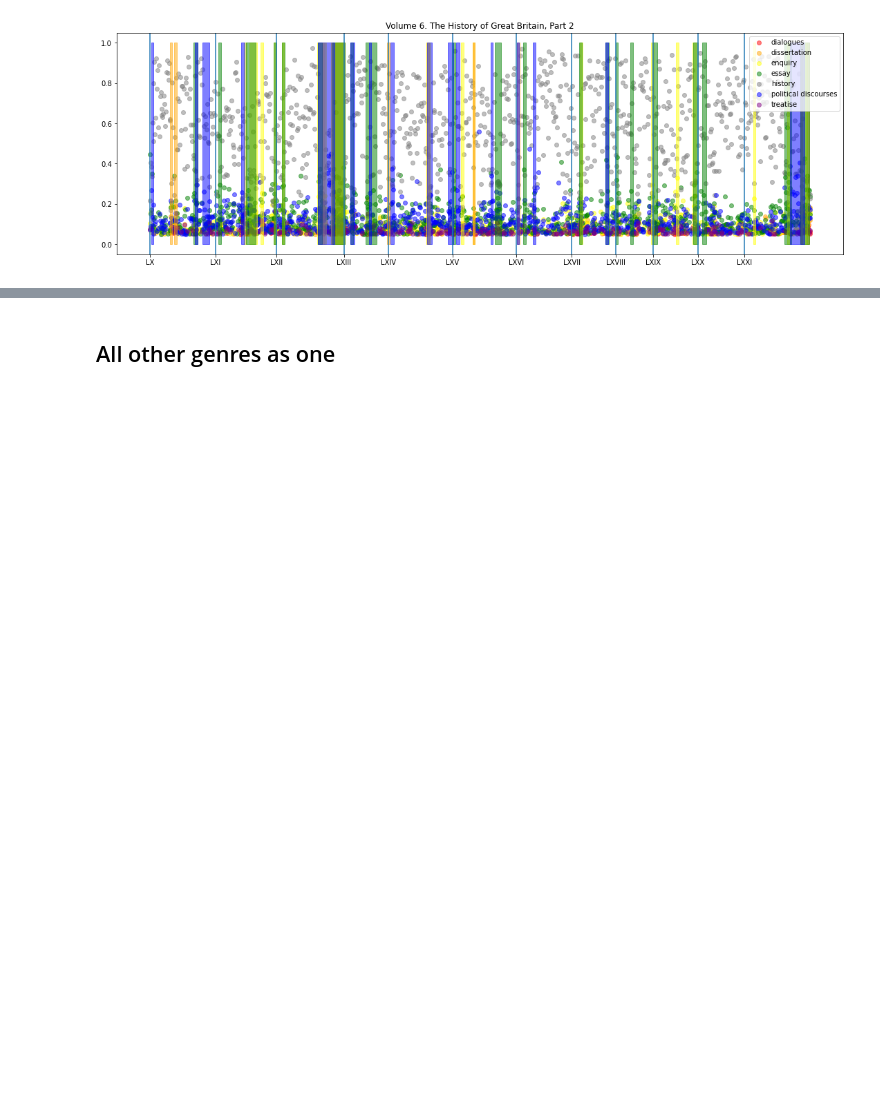
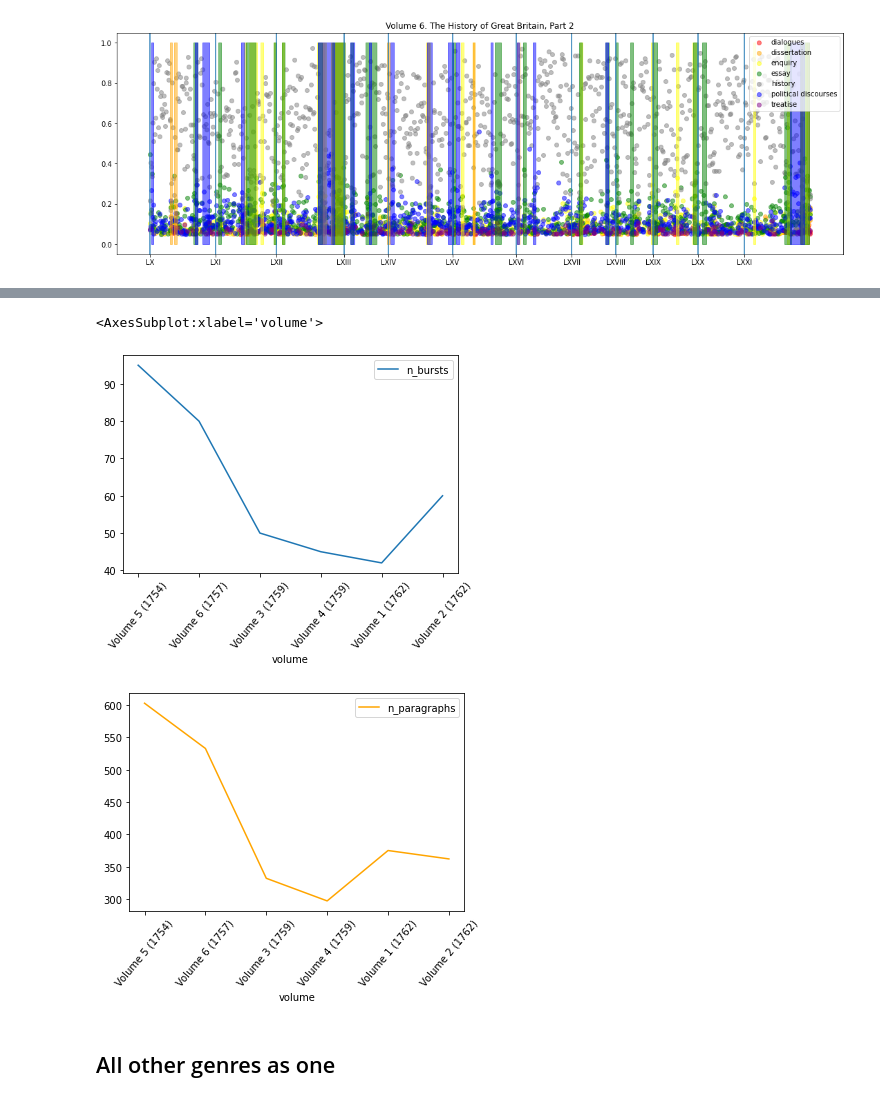
Before and after one commit to vbunt/hume-classifier, a Jupyter notebook: what is inside history?.ipynb, the cells around one changed output, grey strips where cells are left out. Drawn from its saved outputs; the diff is of its cells as text; code cells hidden in the pictures; blank space fills up the shorter version.

```diff
--- a/what is inside history?.ipynb
+++ b/what is inside history?.ipynb
@@ -248,0 +268,31 @@ for i in range(1, 7):
+# %%
+# я хочу чтобы он давал мне номер главы и первый параграф внутри главы
+def find_chapter(beginning):
+    chapter_starts = list(titles_inv.keys())
+
+    for i in range(len(chapter_starts)):
+        if chapter_starts[i] > beginning:
+            ch = titles_inv[chapter_starts[i-1]]
+            return ch
+        elif chapter_starts[i] == beginning:
+            ch = titles_inv[chapter_starts[i]]
+            return ch
+    ch = titles_inv[chapter_starts[-1]]
+    return ch
+# %%
+def volume_to_start(volume):
+    d = [(5, 2797), (6, 4006), (3, 1500), (4, 2245), (1, 0), (2, 708),] # chronological order, names as titles
+    return d[volume][1]
+# %%
+df = pd.DataFrame(extracted_bursts, columns=['volume', 'genre', 'left', 'right'])
+df['burst_len'] = df['right'] - df['left']
+df['volume_number'] = df['volume'] # chronological!
+df['volume'] = df['volume'].apply(lambda x: volume_names_chronological[x])
+df['genre'] = df['genre'].apply(lambda x: id2label[x])
+# добавить к номеру параграфа число в зависимости от книги
+df['add_to_paragraph_number'] = df['volume_number'].apply(volume_to_start)
+df['full_paragraph_number'] = df['left'] + df['add_to_paragraph_number']
+# приписать номер главы и номер параграфа в главе
+df['chapter'] = df['full_paragraph_number'].apply(find_chapter)
+df['chapter_start'] = df['chapter'].apply(lambda x: titles_d[x])
+df['start_in_chapter'] = df['full_paragraph_number'] - df['chapter_start']
@@ -248,0 +319,7 @@ for i in range(1, 7):
+# %%
+aggregated = pd.DataFrame()
+aggregated['volume'] = volume_names_chronological
+aggregated = aggregated.set_index('volume')
+aggregated['n_bursts'] = list(df.groupby(['volume']).count()['left'])
+aggregated['n_paragraphs'] = list(df[['volume', 'burst_len']].groupby(['volume']).sum()['burst_len'])
+aggregated
@@ -249,3 +335,10 @@ for i in range(1, 7):
+# %%
+aggregated[['n_bursts']].plot.line(rot=50)
+aggregated[['n_paragraphs']].plot.line(rot=50, color='orange')
+# %% [output]
+<AxesSubplot:xlabel='volume'>
+[figure, added]
+[figure, added]
 # %% [markdown]
 ## All other genres as one
 # %%
```
Also changed, not shown: parts of 6 cells of this notebook.
